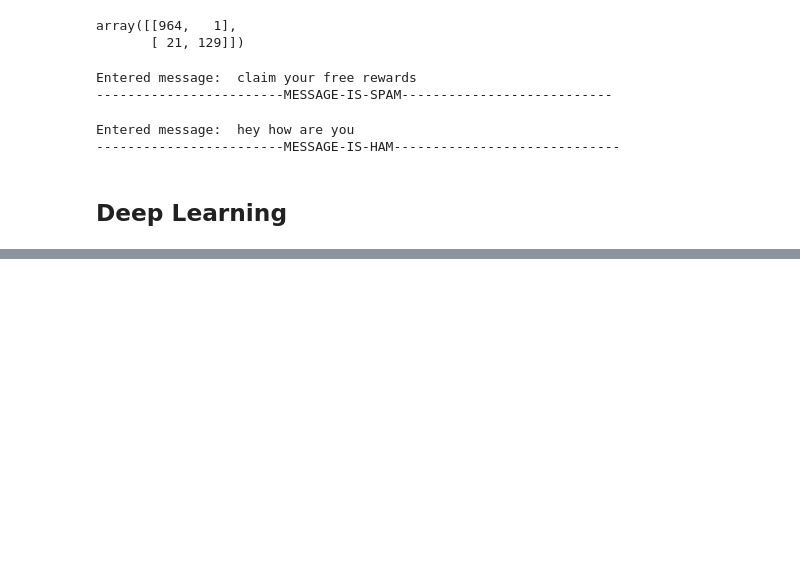
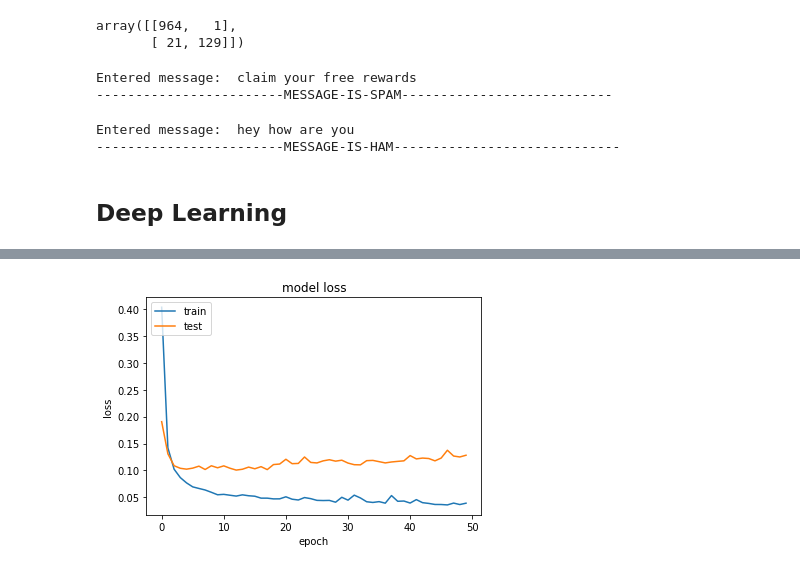
Before and after one commit to hrisav/spam-ham, a Jupyter notebook: Spam_Ham.ipynb, the cells around one changed output, grey strips where cells are left out. Cells and saved outputs as stored; diff of their text form; code cells hidden in the pictures; blank space fills up the shorter version.

```diff
--- a/Spam_Ham.ipynb
+++ b/Spam_Ham.ipynb
@@ -753,0 +818,7 @@ y_pred
+# %%
+model1.compile(loss='binary_crossentropy', optimizer='adam', metrics=['accuracy'])
+# %%
+# fitting a dense spam detector model
+
+num_epochs = 50
+history = model1.fit(training_padded, y_train, epochs=num_epochs, validation_data=(testing_padded, y_test), verbose=2)
@@ -753,0 +850,12 @@ y_pred
+# %%
+# summarize history for loss
+
+plt.plot(history.history['loss'])
+plt.plot(history.history['val_loss'])
+plt.title('model loss')
+plt.ylabel('loss')
+plt.xlabel('epoch')
+plt.legend(['train', 'test'], loc='upper left')
+plt.show()
+# %% [output]
+[figure, added]
```
Also changed, not shown: parts of 108 cells of this notebook.
